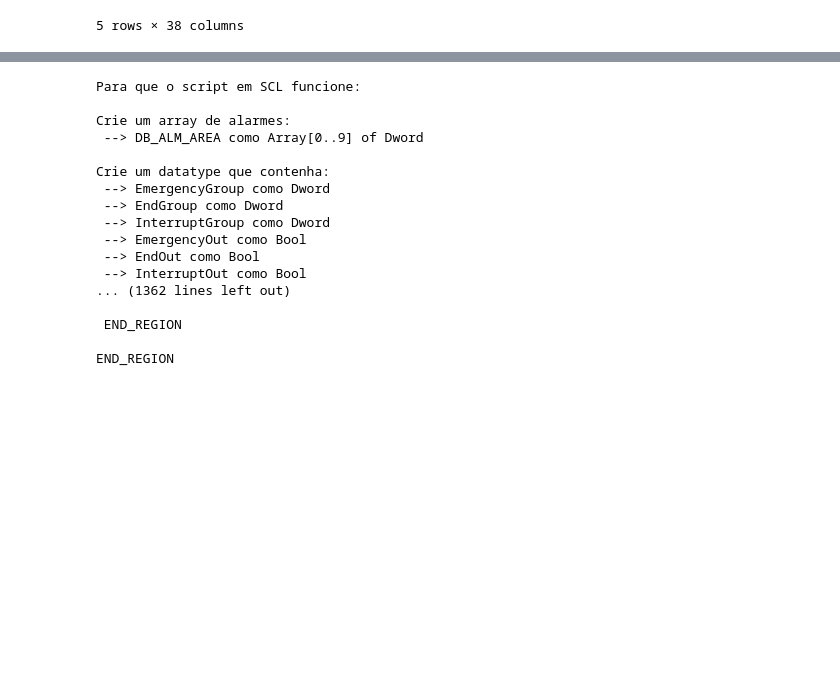
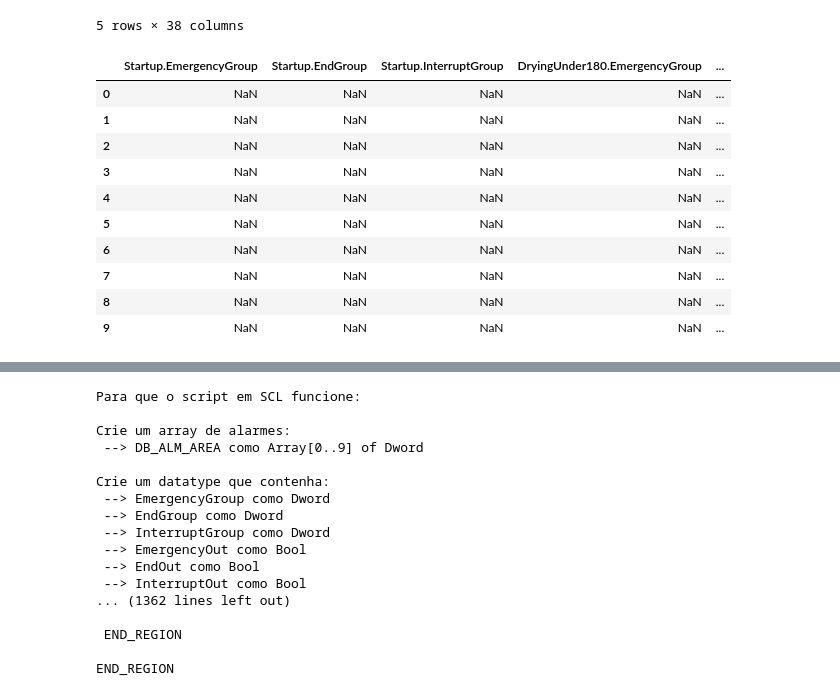
Before and after one commit to periclesrialto/IndustrialAutomation, a Jupyter notebook: AlarmMatrix_Conversion.ipynb, the cells around one changed output, grey strips where cells are left out. Cells and saved outputs as stored; diff of their text form; code cells hidden in the pictures; blank space fills up the shorter version.

```diff
--- a/AlarmMatrix_Conversion.ipynb
+++ b/AlarmMatrix_Conversion.ipynb
@@ -18,33 +18,46 @@ df.head()
 var_base_len = 32
 alarm_category = []
 for column in range(len(df.columns)):
   if df[column][1] == 'ALL':
     shift = 1
     while df[column + shift][1] != 'ALL':
       alarm_category.append(df[column+ shift][1])
       shift += 1
     break
 for category in range(len(alarm_category)):
   alarm_category[category] = alarm_category[category].lower()
   alarm_category[category] = alarm_category[category].capitalize()
   alarm_category[category] += 'Group'
 
 machine_state = []
 for column in range(len(df.columns)):
   if df[column][1] == 'ALL':
     machine_state.append(df[column][0])
 for state in range(len(machine_state)):
   machine_state[state] = machine_state[state].replace(" ", "")
 
 column_names = []
 for state in range(len(machine_state)):
   for category in range(len(alarm_category)):
     column_names.append(machine_state[state] + '.' + alarm_category[category])
 
 dwords_df = pd.DataFrame(columns=column_names)
 
 for empty in range(math.ceil(len(df.index)/var_base_len)):
   dwords_df = dwords_df.append(pd.Series(dtype='object'), ignore_index=True)
+dwords_df
+# %% [output]
+|  | Startup.EmergencyGroup | Startup.EndGroup | Startup.InterruptGroup | DryingUnder180.EmergencyGroup | ... |
+| 0 | NaN | NaN | NaN | NaN | ... |
+| 1 | NaN | NaN | NaN | NaN | ... |
+| 2 | NaN | NaN | NaN | NaN | ... |
+| 3 | NaN | NaN | NaN | NaN | ... |
+| 4 | NaN | NaN | NaN | NaN | ... |
+| 5 | NaN | NaN | NaN | NaN | ... |
+| 6 | NaN | NaN | NaN | NaN | ... |
+| 7 | NaN | NaN | NaN | NaN | ... |
+| 8 | NaN | NaN | NaN | NaN | ... |
+| 9 | NaN | NaN | NaN | NaN | ... |
 # %%
 dwords_range = (math.ceil(len(df.index)/var_base_len))*len(alarm_category)*len(machine_state)
 dwords_list = ["" for x in range(dwords_range)]
```
Also changed, not shown: parts of 2 cells of this notebook.
